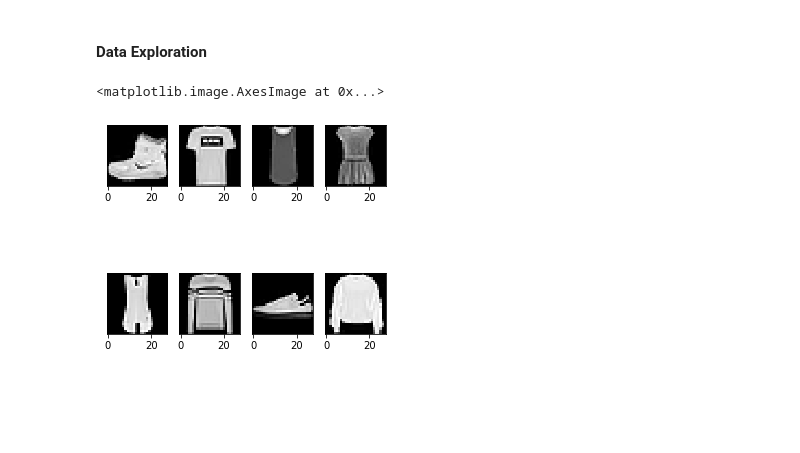
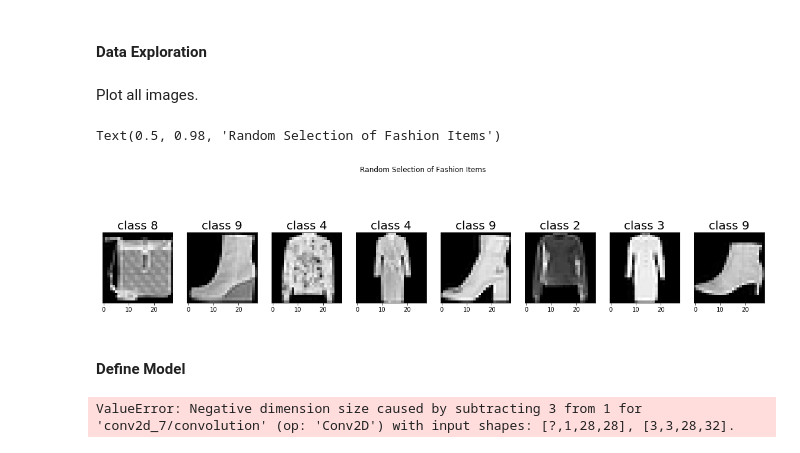
Before and after one commit to gabastil/nlp-study, a Jupyter notebook: keras/cnn/train-test.ipynb, the cells around one changed output. Drawn from its saved outputs; the diff is of its cells as text; code cells hidden in the pictures; blank space fills up the shorter version.

```diff
--- a/keras/cnn/train-test.ipynb
+++ b/keras/cnn/train-test.ipynb
@@ -12,5 +16,3 @@ from keras.utils.conv_utils import normalize_padding
 import matplotlib.pyplot as plt
 # %% [markdown]
 #### Data Exploration
-# %%
-data = fashion_mnist.load_data()
@@ -19,4 +18,0 @@ test_image = data[0][0][0]
-# %%
-axes.flatten()[0].imshow(test_image)
-# %% [output]
-<matplotlib.image.AxesImage at 0x...>
@@ -25,8 +19,17 @@ plt.imshow()
+# %%
+(x_train, y_train), (x_test, y_test) = fashion_mnist.load_data()
+# %% [markdown]
+Plot all images.
 # %%
-fig, axes = plt.subplots(2, 4, figsize=(5,5))
+fig, axes = plt.subplots(1, 8, figsize=(20, 5))
 
 for i, ax in enumerate(axes.flatten()):
-    ax.imshow(data[0][0][i], cmap='gray')
+    current = random.randint(0, x_train.shape[0])
+    ax.imshow(x_train[current], cmap='gray')
+    ax.set_title(f'class {y_train[current]}', fontdict={'fontsize': 20})
     ax.set_yticks([])
+
+fig.suptitle("Random Selection of Fashion Items")
 # %% [output]
+Text(0.5, 0.98, 'Random Selection of Fashion Items')
-[figure, old version]
+[figure, new version]
@@ -32,0 +39,2 @@ for i, ax in enumerate(axes.flatten()):
+# %% [markdown]
+#### Define Model
@@ -32,0 +55,6 @@ for i, ax in enumerate(axes.flatten()):
+# %%
+model = Sequential()
+
+model.add(Conv2D(32, (3, 3), activation='relu', input_shape=(1, 28, 28)))
+# %% [output]
+ValueError: Negative dimension size caused by subtracting 3 from 1 for 'conv2d_7/convolution' (op: 'Conv2D') with input shapes: [?,1,28,28], [3,3,28,32].
```
Also changed, not shown: parts of 7 cells of this notebook.
